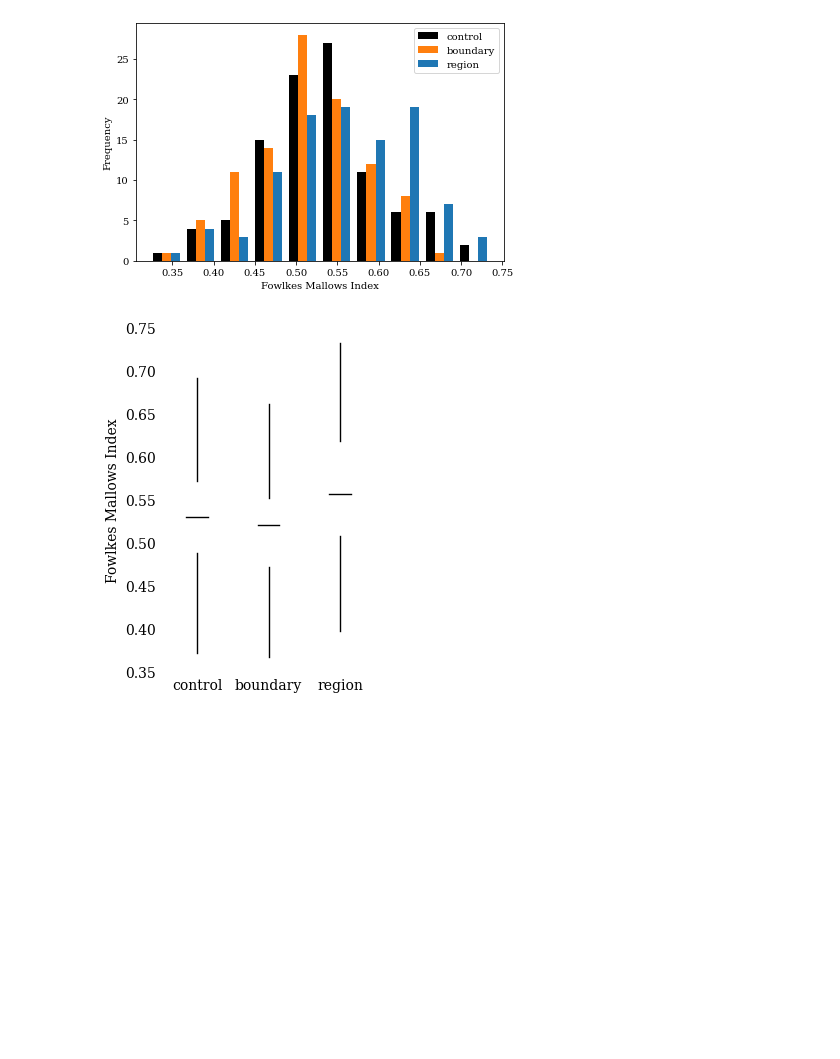
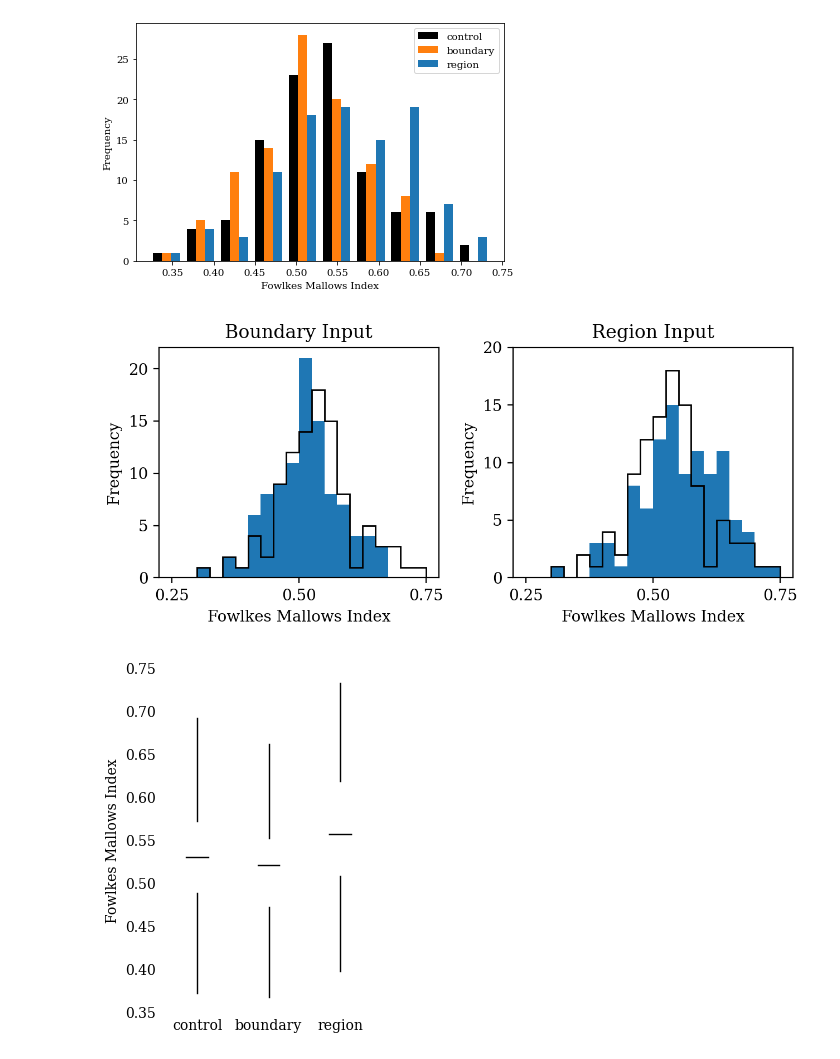
Before and after one commit to fadams-umd/CAMEO-HITL, a Jupyter notebook: create_figures.ipynb, the cells around one changed output. Saved outputs shown, nothing was run; the diff lists cells and outputs as text; code cells hidden in the pictures; blank space fills up the shorter version.

```diff
--- a/create_figures.ipynb
+++ b/create_figures.ipynb
@@ -808,6 +808,44 @@ ax.legend()
 plt.tight_layout()
 # %% [output]
 [figure]
+# %%
+fig, (ax1, ax2) = plt.subplots(1, 2, figsize=(6.5, 3), dpi=200)
+
+bins = np.linspace(0.25, 0.75, 21)
+
+ax1.hist(x=boundary_control_scores,
+         histtype='step',
+         color='k',
+         bins=bins)
+
+ax1.hist(x=boundary_hitl_scores,
+         histtype='stepfilled',
+         bins=bins)
+
+ax1.set_xticks([0.25, 0.5, 0.75])
+ax1.set_yticks([0, 5, 10, 15, 20])
+ax1.set_xlabel('Fowlkes Mallows Index')
+ax1.set_ylabel('Frequency')
+ax1.set_title('Boundary Input')
+
+ax2.hist(x=boundary_control_scores,
+         histtype='step',
+         color='k',
+         bins=bins)
+
+ax2.hist(x=region_hitl_scores,
+         histtype='stepfilled',
+         bins=bins)
+
+ax2.set_xticks([0.25, 0.5, 0.75])
+ax2.set_yticks([0, 5, 10, 15, 20])
+ax2.set_xlabel('Fowlkes Mallows Index')
+ax2.set_ylabel('Frequency')
+ax2.set_title('Region Input')
+
+plt.tight_layout()
+# %% [output]
+[figure, added]
 # %%
 fig, ax = plt.subplots(figsize=(3, 4), dpi=100)
 
```
Also changed, not shown: parts of 2 cells of this notebook.
